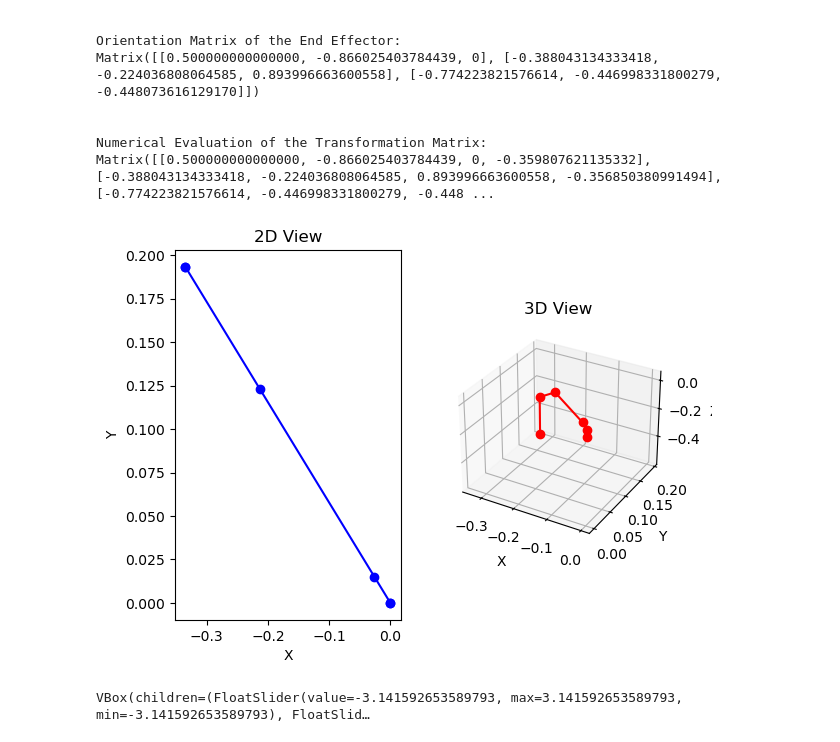
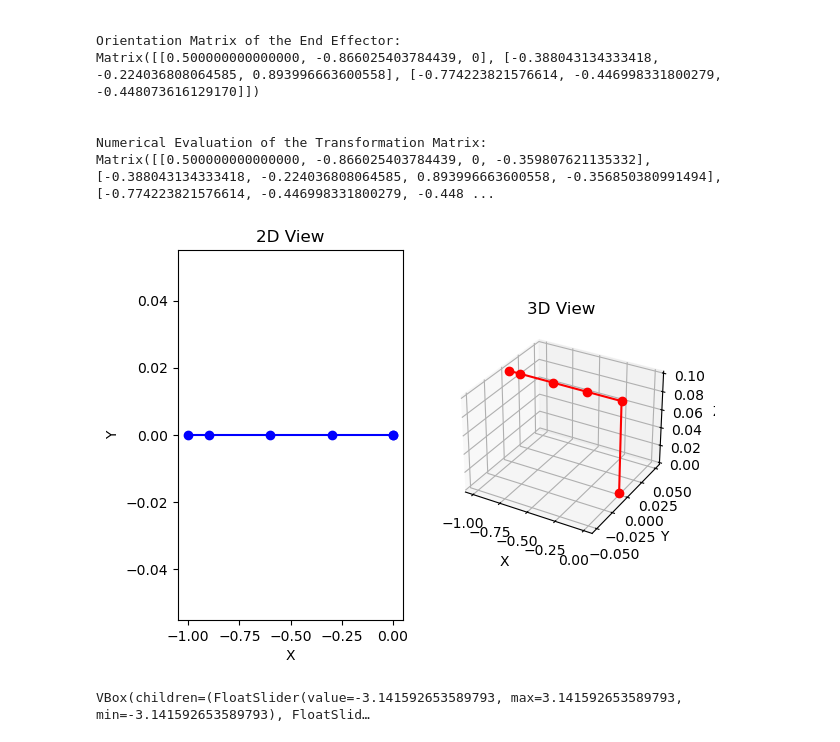
Before and after one commit to sulimanbadour1/Project_S, a Jupyter notebook: control/InverseKinematics/math/Forward_kinematics/FK.ipynb, the cells around one changed output. Saved outputs shown, nothing was run; the diff lists cells and outputs as text; code cells hidden in the pictures.

```diff
--- a/control/InverseKinematics/math/Forward_kinematics/FK.ipynb
+++ b/control/InverseKinematics/math/Forward_kinematics/FK.ipynb
@@ -121,7 +121,7 @@ d3, a3, alpha3 = 0, 0.3, 0  # Following joints rotate around y-axis, no alpha sh
 d4, a4, alpha4 = 0, 0.3, 0
 d5, a5, alpha5 = (
     0,
-    0.28,
+    0.1,
     0,
 )  # Note: This should be the link before the end, if any confusion clarify
 
@@ -150,11 +150,11 @@ def DH_matrix(theta, d, a, alpha):
 
 # Define joint angles in radians
 angles = {
-    theta1: -pi,
-    theta2: -pi / 6,
-    theta3: -pi / 6,
-    theta4: -pi / 6,
-    theta5: -pi / 6,
+    theta1: 0,
+    theta2: pi,
+    theta3: 0,
+    theta4: 0,
+    theta5: 0,
 }
 
 # Compute transformation matrices
@@ -180,34 +180,34 @@ positions = [
     T04[:3, 3],
     T05[:3, 3],
 ]
 positions = [N(p) for p in positions]  # Evaluate numerically
 
 # Plotting
 fig = plt.figure()
 ax1 = fig.add_subplot(121)
 ax2 = fig.add_subplot(122, projection="3d")
 
 # 2D plot
 x_vals = [p[0] for p in positions]
 y_vals = [p[1] for p in positions]
 ax1.plot(x_vals, y_vals, "bo-")
 ax1.set_title("2D View")
 ax1.set_xlabel("X")
 ax1.set_ylabel("Y")
 
 # 3D plot
 x_vals = [p[0] for p in positions]
 y_vals = [p[1] for p in positions]
 z_vals = [p[2] for p in positions]
 ax2.plot(x_vals, y_vals, z_vals, "ro-")
 ax2.set_title("3D View")
 ax2.set_xlabel("X")
 ax2.set_ylabel("Y")
 ax2.set_zlabel("Z")
 
 plt.show()
 # %% [output]
-[figure, old version]
+[figure, new version]
 # %%
 import numpy as np
 import matplotlib.pyplot as plt
```
Also changed, not shown: parts of 1 cell of this notebook, 3 other files.
